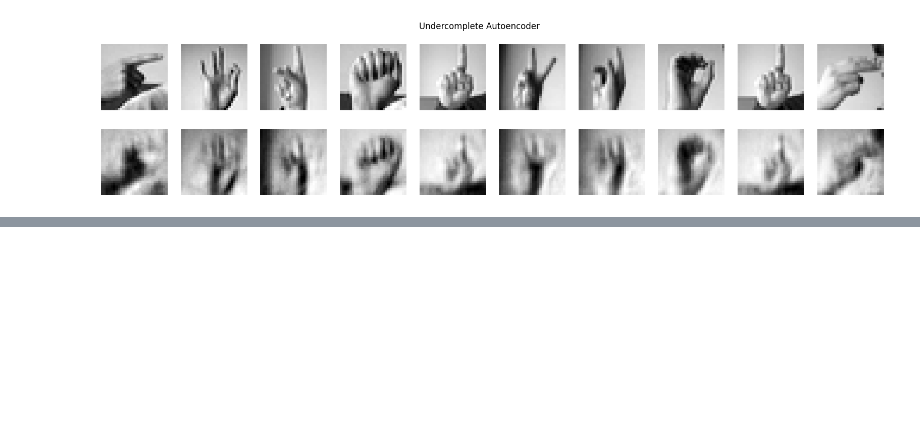
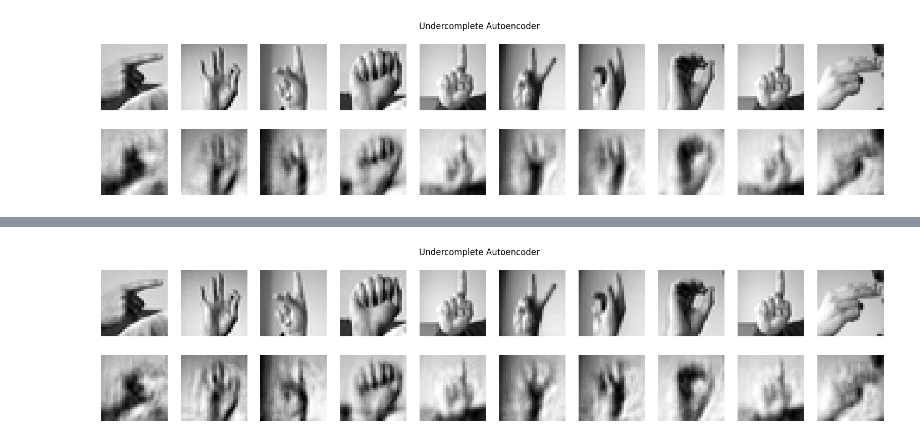
Before and after one commit to manasamorthad/DeepLearning, a Jupyter notebook: week_11.ipynb, the cells around one changed output, grey strips where cells are left out. Drawn from its saved outputs; the diff is of its cells as text; code cells hidden in the pictures; blank space fills up the shorter version.

Commit message:
Autoencoders

```diff
--- a/week_11.ipynb
+++ b/week_11.ipynb
@@ -414,0 +411,63 @@ Epoch 30/30
+# %%
+import numpy as np
+import pandas as pd
+import matplotlib.pyplot as plt
+
+from tensorflow.keras.layers import Input, Dense
+from tensorflow.keras.models import Model
+
+# 1. Load dataset
+train = pd.read_csv("/content/drive/MyDrive/DL_datasets/sign_mnist_train.csv")
+test = pd.read_csv("/content/drive/MyDrive/DL_datasets/sign_mnist_test.csv")
+
+# 2. Separate labels and images
+x_train = train.iloc[:, 1:].values
+x_test = test.iloc[:, 1:].values
+
+# 3. Normalize pixel values
+x_train = x_train.astype("float32") / 255.
+x_test = x_test.astype("float32") / 255.
+
+# 4. Input dimension
+input_dim = x_train.shape[1]   # 784
+encoding_dim = 128             # undercomplete (< 784)
+
+input_layer = Input(shape=(input_dim,))
+hidden1 = Dense(256, activation='relu')(input_layer)
+encoded = Dense(encoding_dim, activation='relu')(hidden1)
+
+hidden2 = Dense(256, activation='relu')(encoded)
+decoded = Dense(input_dim, activation='sigmoid')(hidden2)
+
+undercomplete_ae = Model(input_layer, decoded)
+
+# 6. Compile
+undercomplete_ae.compile(optimizer='adam', loss='binary_crossentropy')
+
+# 7. Train
+history_under = undercomplete_ae.fit(
+    x_train, x_train,
+    epochs=30,
+    batch_size=64,
+    shuffle=True,
+    validation_data=(x_test, x_test)
+)
+
+# 8. Predict
+decoded_imgs_under = undercomplete_ae.predict(x_test)
+
+# 9. Visualize
+n = 10
+plt.figure(figsize=(20, 4))
+for i in range(n):
+    ax = plt.subplot(2, n, i + 1)
+    plt.imshow(x_test[i].reshape(28, 28), cmap='gray')
+    ax.axis('off')
+
+    ax = plt.subplot(2, n, i + 1 + n)
+    plt.imshow(decoded_imgs_under[i].reshape(28, 28), cmap='gray')
+    ax.axis('off')
+
+plt.suptitle("Undercomplete Autoencoder")
+plt.show()
+# %% [output]
@@ -414,0 +491 @@ Epoch 30/30
+[figure, added]
```
Also changed, not shown: parts of 3 cells of this notebook.
